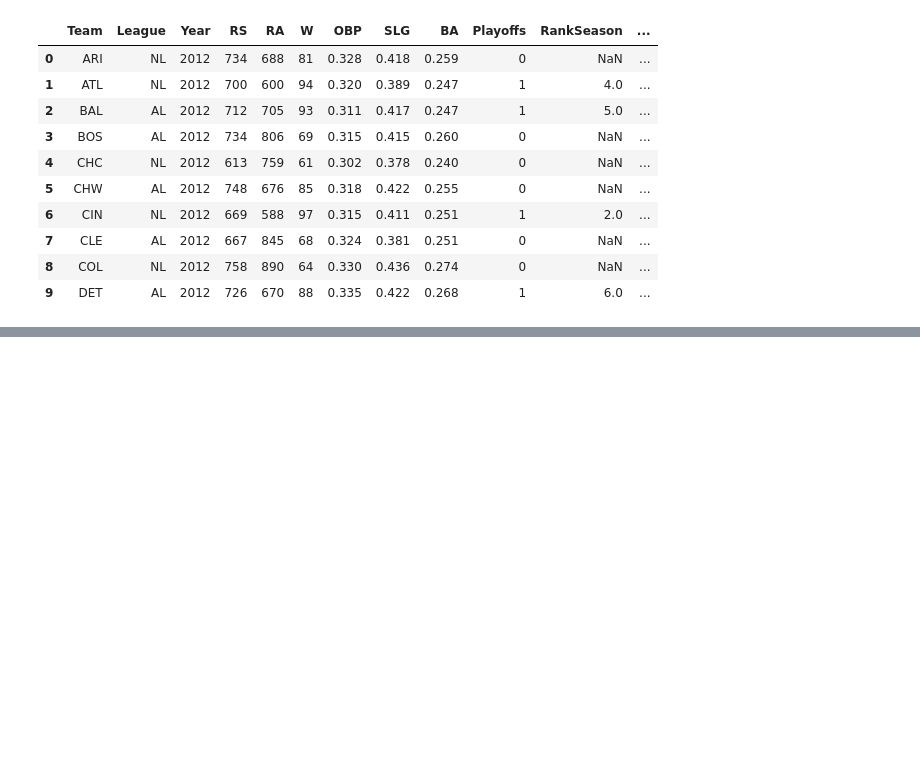
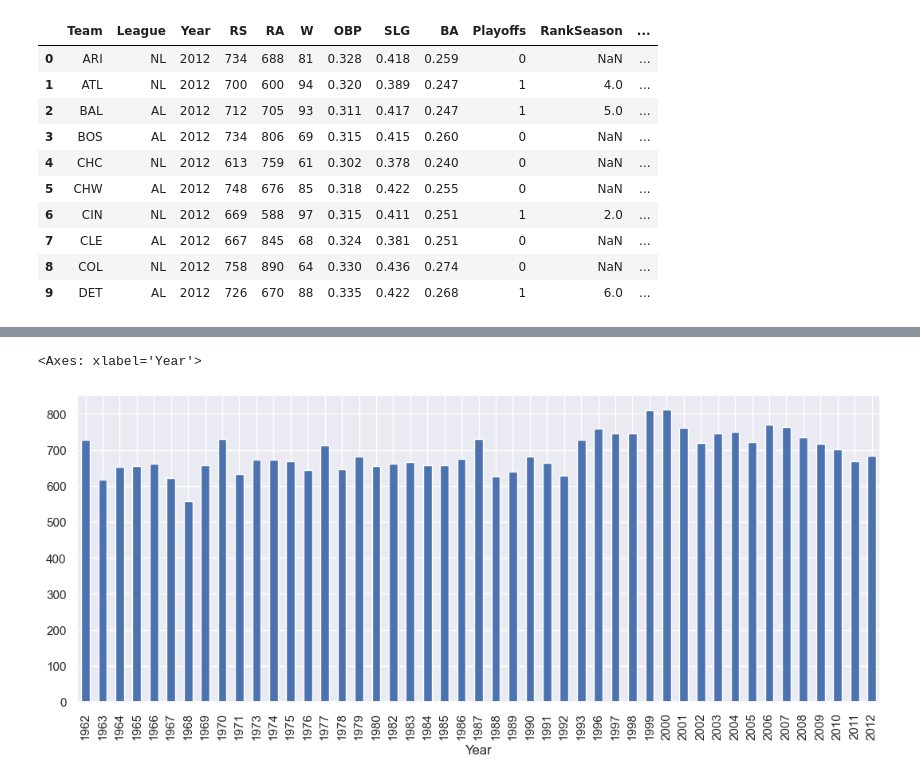
Before and after one commit to Sulaiman-Dem/DeepFake-Hunter, a Jupyter notebook: Homework/dashboard-data-viz/extras/datachecking.ipynb, the cells around one changed output, grey strips where cells are left out. Cells and saved outputs as stored; diff of their text form; code cells hidden in the pictures; blank space fills up the shorter version.

```diff
--- a/Homework/dashboard-data-viz/extras/datachecking.ipynb
+++ b/Homework/dashboard-data-viz/extras/datachecking.ipynb
@@ -17,0 +191,8 @@ df.head(10)
+# %%
+#Checking average RS for each year for NL separately
+NL_y_rs = Nleague.groupby('Year')['RS'].mean()
+NL_y_rs.plot(kind='bar',
+       figsize=(13,5))
+# %% [output]
+<Axes: xlabel='Year'>
+[figure, added]
```
Also changed, not shown: parts of 13 cells of this notebook, 2 other files.
